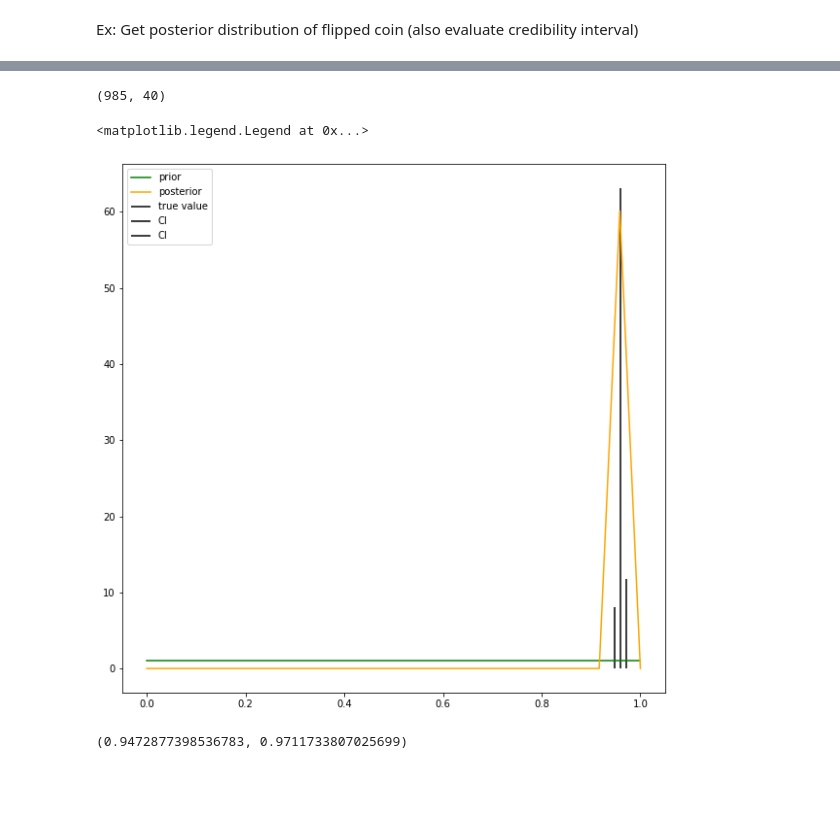
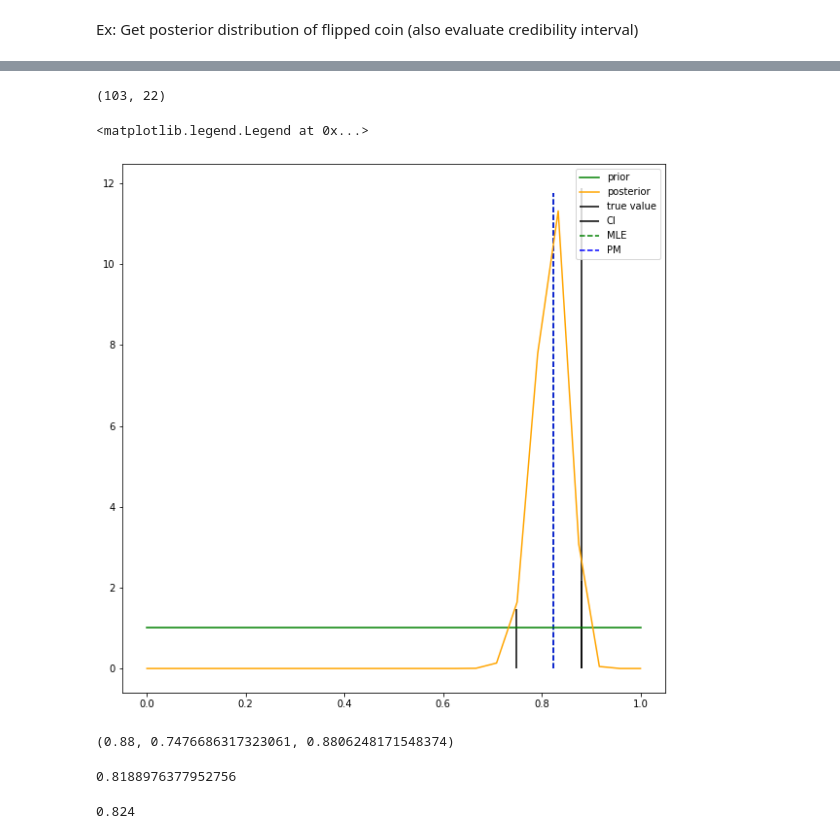
Before and after one commit to RoetGer/decisions-under-uncertainty, a Jupyter notebook: solved_problems.ipynb, the cells around one changed output, grey strips where cells are left out. Saved outputs shown, nothing was run; the diff lists cells and outputs as text; code cells hidden in the pictures; blank space fills up the shorter version.

Commit message:
Add MLE and posterior mean to the Bayesian updating example

```diff
--- a/solved_problems.ipynb
+++ b/solved_problems.ipynb
@@ -982,36 +979,51 @@ px = sps.beta.pdf(x, a=a_prior, b=b_prior)
 # %%
 # Generate some random data
-p = 0.96
-data = np.random.binomial(1, p=p, size=1025)
+p = 0.88
+data = np.random.binomial(1, p=p, size=125)
 # %%
 nsuc = np.sum(data == 1)
 nfail = data.shape[0] - nsuc
 
 nsuc, nfail
 # %% [output]
-(985, 40)
+(103, 22)
 # %%
 a_posterior = a_prior + nsuc
 b_posterior = b_prior + nfail
 
 beta = sps.beta(a=a_posterior, b=b_posterior)
 postx = beta.pdf(x)
 
 low, up = beta.interval(0.95)
 
 fig = plt.figure(figsize=(10,10))
 ax = fig.add_subplot(1, 1, 1)
 
+post_mean = beta.mean()
+mle_estim = nsuc / (nsuc + nfail)
+
 ax.plot(x, px, color='green', label='prior')
 ax.plot(x, postx, color='orange', label='posterior')
 ax.vlines(x=p, ymin=0, ymax=plt.ylim()[1], label='true value')
 ax.vlines(x=low, ymin=0, ymax=beta.pdf(low), label='CI', color='black')
-ax.vlines(x=up, ymin=0, ymax=beta.pdf(up), label='CI', color='black')
+ax.vlines(x=up, ymin=0, ymax=beta.pdf(up), color='black')
+ax.vlines(
+    x=mle_estim, ymin=0, ymax=beta.pdf(mle_estim), color='g', linestyles='--', label='MLE')
+ax.vlines(
+    x=mle_estim, ymin=0, ymax=beta.pdf(mle_estim), color='b', linestyles='--', label='PM')
 ax.legend(loc='best')
 # %% [output]
 <matplotlib.legend.Legend at 0x...>
-[figure, old version]
+[figure, new version]
-# %%
-sps.beta.interval(0.95, a=a_prior + nsuc, b=b_prior + nfail)
-# %% [output]
-(0.9472877398536783, 0.9711733807025699)
+# %%
+p, low, up
+# %% [output]
+(0.88, 0.7476686317323061, 0.8806248171548374)
+# %%
+beta.mean()
+# %% [output]
+0.8188976377952756
+# %%
+mle_estim
+# %% [output]
+0.824
```
Also changed, not shown: parts of 2 cells of this notebook.
